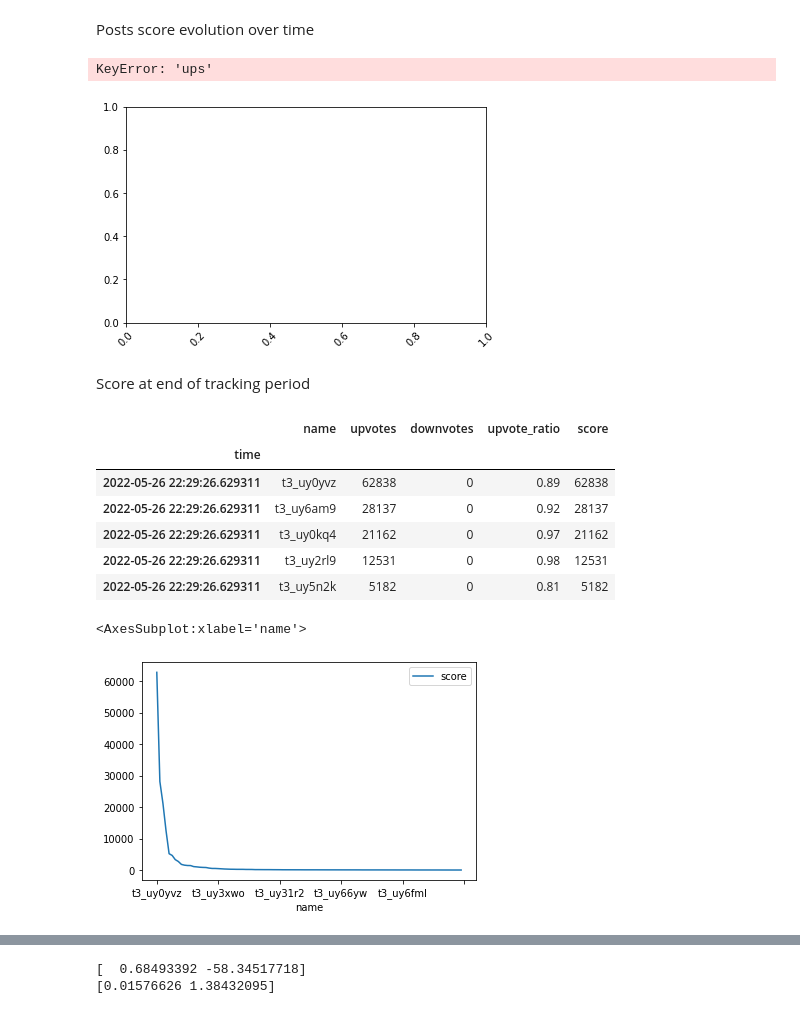
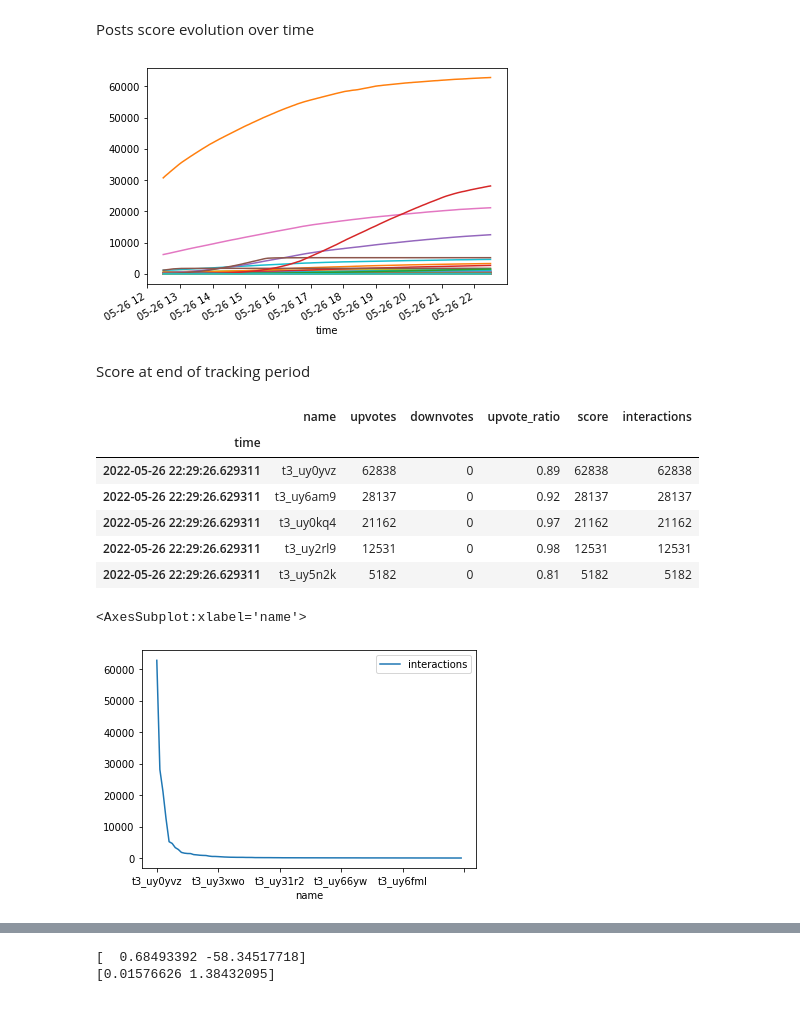
Before and after one commit to fedeb95/memes, a Jupyter notebook: Untitled.ipynb, the cells around one changed output, grey strips where cells are left out. Cells and saved outputs as stored; diff of their text form; code cells hidden in the pictures.

```diff
--- a/Untitled.ipynb
+++ b/Untitled.ipynb
@@ -24,32 +24,31 @@ Posts score evolution over time
 # %%
 fig = plt.figure(figsize=(5, 3))
 ax = fig.add_axes([0, 0, 1, 1])
 plt.xticks(rotation = 45) # Rotates X-Axis Ticks by 45-degrees
-df['interactions'] = df['ups'] + df['downs']
-df.groupby('name')['score'].plot()
+df['interactions'] = df['upvotes'] + df['downvotes']
+df.groupby('name')['interactions'].plot()
 #ax.legend()
 plt.show()
 # %% [output]
-KeyError: 'ups'
-[figure, old version]
+[figure, new version]
 # %% [markdown]
 Score at end of tracking period
 # %%
-last = df[df.index == max(df.index)].sort_values(by='score',ascending=False)
+last = df[df.index == max(df.index)].sort_values(by='interactions',ascending=False)
 last.head()
 # %% [output]
-|  | name | upvotes | downvotes | upvote_ratio | score |
-| time |  |  |  |  |  |
-| 2022-05-26 22:29:26.629311 | t3_uy0yvz | 62838 | 0 | 0.89 | 62838 |
-| 2022-05-26 22:29:26.629311 | t3_uy6am9 | 28137 | 0 | 0.92 | 28137 |
-| 2022-05-26 22:29:26.629311 | t3_uy0kq4 | 21162 | 0 | 0.97 | 21162 |
-| 2022-05-26 22:29:26.629311 | t3_uy2rl9 | 12531 | 0 | 0.98 | 12531 |
-| 2022-05-26 22:29:26.629311 | t3_uy5n2k | 5182 | 0 | 0.81 | 5182 |
+|  | name | upvotes | downvotes | upvote_ratio | score | interactions |
+| time |  |  |  |  |  |  |
+| 2022-05-26 22:29:26.629311 | t3_uy0yvz | 62838 | 0 | 0.89 | 62838 | 62838 |
+| 2022-05-26 22:29:26.629311 | t3_uy6am9 | 28137 | 0 | 0.92 | 28137 | 28137 |
+| 2022-05-26 22:29:26.629311 | t3_uy0kq4 | 21162 | 0 | 0.97 | 21162 | 21162 |
+| 2022-05-26 22:29:26.629311 | t3_uy2rl9 | 12531 | 0 | 0.98 | 12531 | 12531 |
+| 2022-05-26 22:29:26.629311 | t3_uy5n2k | 5182 | 0 | 0.81 | 5182 | 5182 |
 # %%
-last.plot('name', 'score')
+last.plot('name', 'interactions')
 # %% [output]
 <AxesSubplot:xlabel='name'>
-[figure, old version]
+[figure, new version]
 # %%
 # Function to calculate the power-law with constants a and b
 def power_law(x, a, b):
```
Also changed, not shown: parts of 5 cells of this notebook.
